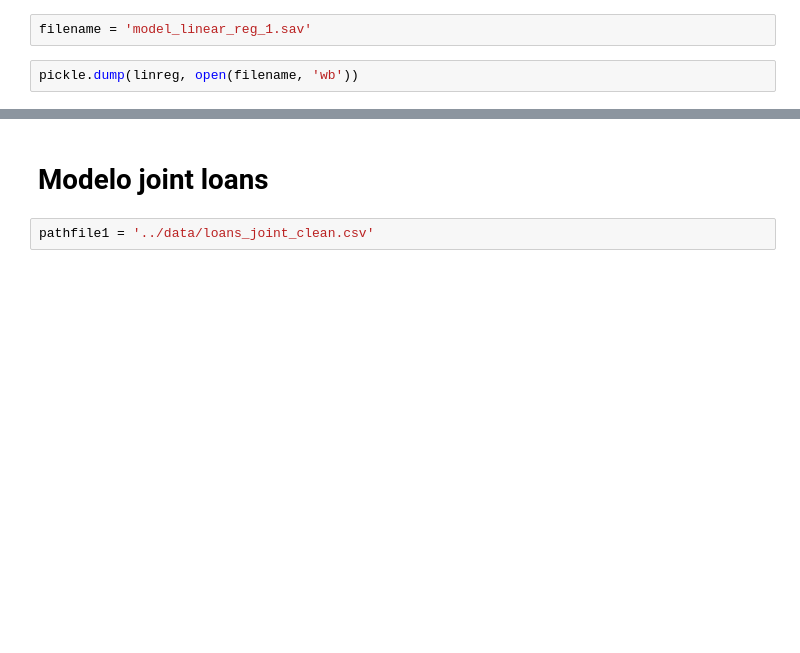
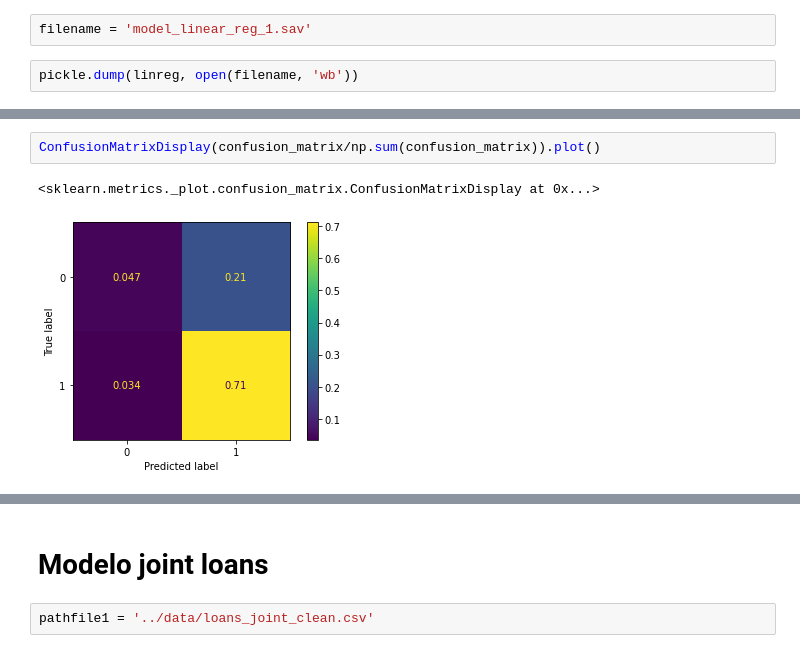
Before and after one commit to Pablo-Revuelta/lab03_ml_loans, a Jupyter notebook: notebooks/04_model_logistic_regression.ipynb, the cells around one changed output, grey strips where cells are left out. Saved outputs shown, nothing was run; the diff lists cells and outputs as text; blank space fills up the shorter version.

```diff
--- a/notebooks/04_model_logistic_regression.ipynb
+++ b/notebooks/04_model_logistic_regression.ipynb
@@ -122,0 +160,5 @@ pickle.dump(linreg, open(filename, 'wb'))
+# %%
+ConfusionMatrixDisplay(confusion_matrix/np.sum(confusion_matrix)).plot()
+# %% [output]
+<sklearn.metrics._plot.confusion_matrix.ConfusionMatrixDisplay at 0x...>
+[figure, added]
```
Also changed, not shown: parts of 17 cells of this notebook, 12 other files.
